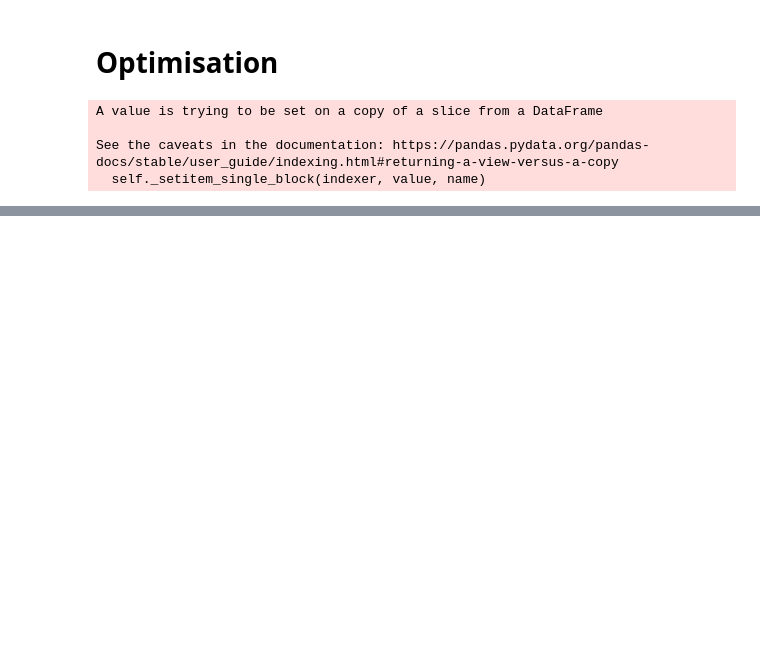
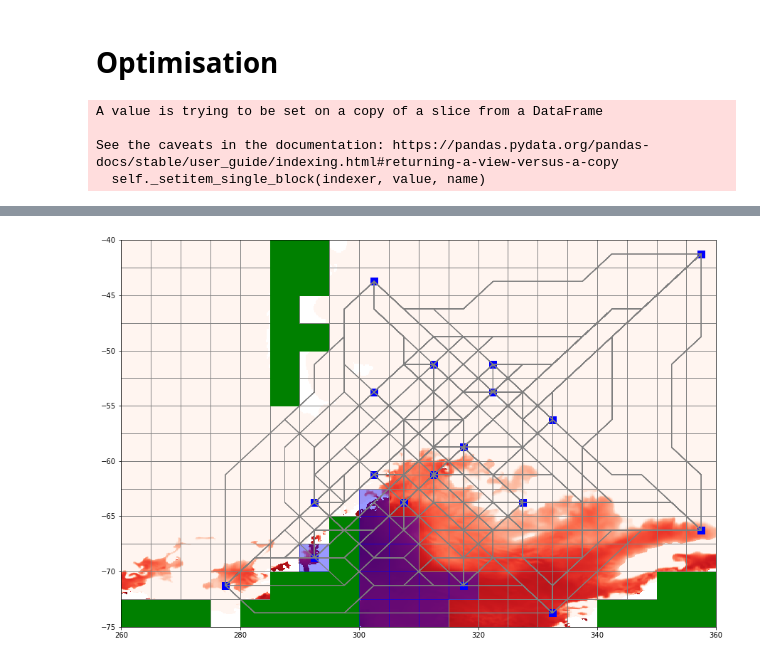
Before and after one commit to antarctica/PolarRoute, a Jupyter notebook: example.ipynb, the cells around one changed output, grey strips where cells are left out. Cells and saved outputs as stored; diff of their text form; code cells hidden in the pictures; blank space fills up the shorter version.

Commit message:
Path Optimisation - Extensive Changes, Still not fully working. Alterations need to Newton function, Smoothing required, and waypoints off grid centroid

```diff
--- a/example.ipynb
+++ b/example.ipynb
@@ -100,7 +100,7 @@ PlotMesh(mesh)
 # Optimisation
 # %%
 OptInfo = {}
-OptInfo['WayPoints']            = Waypoints[['Name','Long','Lat']]
+OptInfo['WayPoints']            = Waypoints[['Name','Long','Lat']].iloc[:20]
 OptInfo['VehicleInfo']          = {}
 OptInfo['VehicleInfo']['Speed'] = 26.3
 # %%
@@ -116,0 +136,4 @@ AttributeError: 'TravelTime' object has no attribute 'cells'
+# %%
+WayPointPaths(mesh,TT.Paths)
+# %% [output]
+[figure, added]
```
Also changed, not shown: parts of 3 cells of this notebook, 3 other files.
